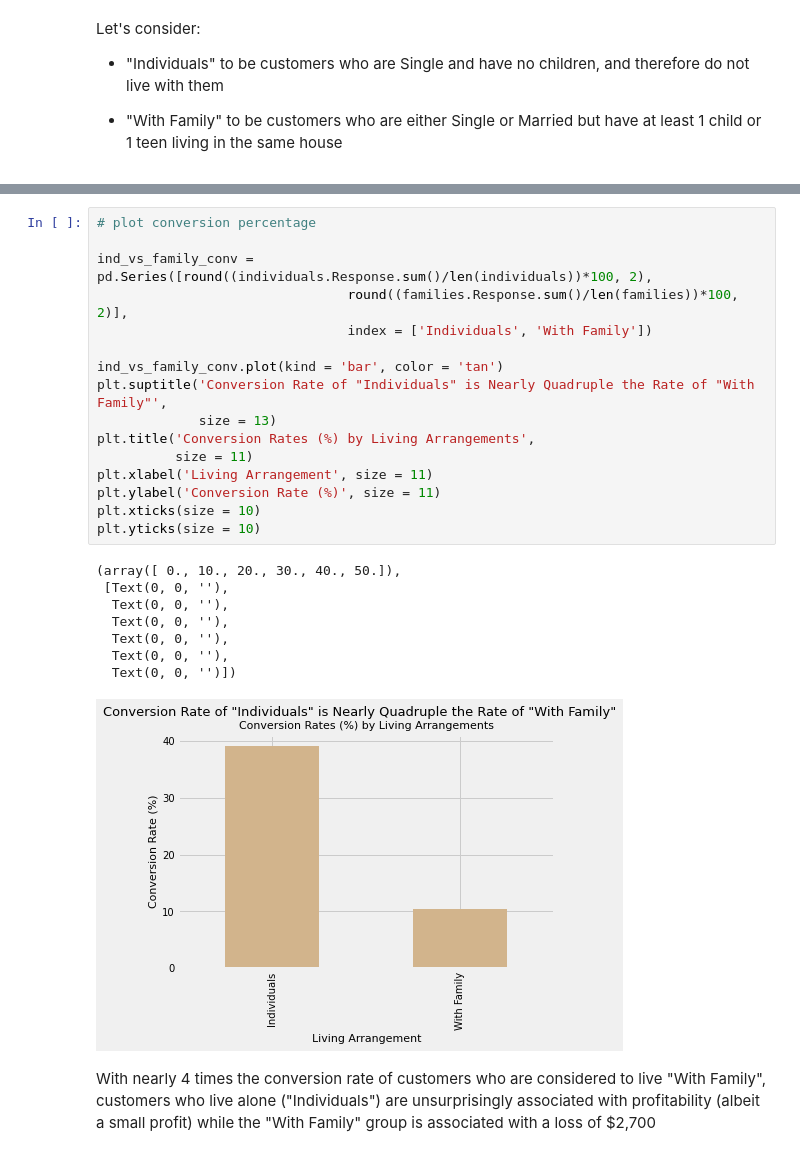
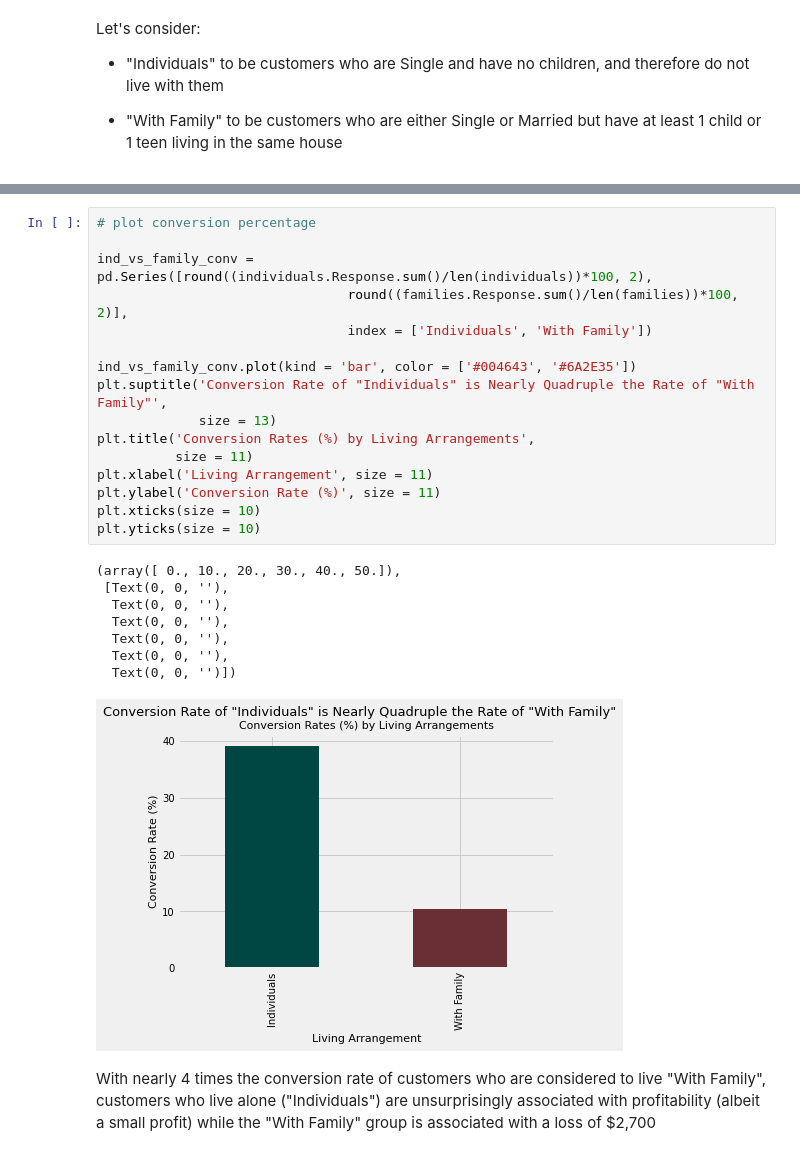
Before and after one commit to Taimur-Shabbir/in-progress-projects, a Jupyter notebook: CRM Analytics Project.ipynb, the cells around one changed output, grey strips where cells are left out. Drawn from its saved outputs; the diff is of its cells as text.

```diff
--- a/CRM Analytics Project.ipynb
+++ b/CRM Analytics Project.ipynb
@@ -480,28 +485,28 @@ plt.yticks(size = 10)
 # %%
 # plot conversion percentage
 
 ind_vs_family_conv = pd.Series([round((individuals.Response.sum()/len(individuals))*100, 2),
                                 round((families.Response.sum()/len(families))*100, 2)],
                                 index = ['Individuals', 'With Family'])
 
-ind_vs_family_conv.plot(kind = 'bar', color = 'tan')
+ind_vs_family_conv.plot(kind = 'bar', color = ['#004643', '#6A2E35'])
 plt.suptitle('Conversion Rate of "Individuals" is Nearly Quadruple the Rate of "With Family"',
              size = 13)
 plt.title('Conversion Rates (%) by Living Arrangements',
           size = 11)
 plt.xlabel('Living Arrangement', size = 11)
 plt.ylabel('Conversion Rate (%)', size = 11)
 plt.xticks(size = 10)
 plt.yticks(size = 10)
 # %% [output]
 (array([ 0., 10., 20., 30., 40., 50.]),
  [Text(0, 0, ''),
   Text(0, 0, ''),
   Text(0, 0, ''),
   Text(0, 0, ''),
   Text(0, 0, ''),
   Text(0, 0, '')])
-[figure, old version]
+[figure, new version]
 # %% [markdown]
 With nearly 4 times the conversion rate of customers who are considered to live "With Family", customers who live alone ("Individuals") are unsurprisingly associated with profitability (albeit a small profit) while the "With Family" group is associated with a loss of $2,700
 # %% [markdown]
```
Also changed, not shown: parts of 27 cells of this notebook.
